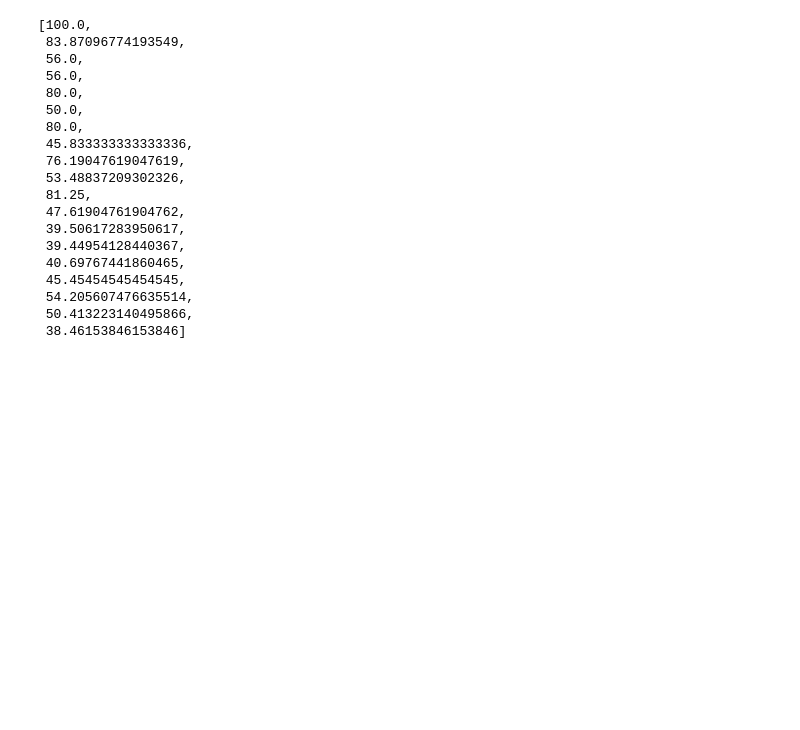
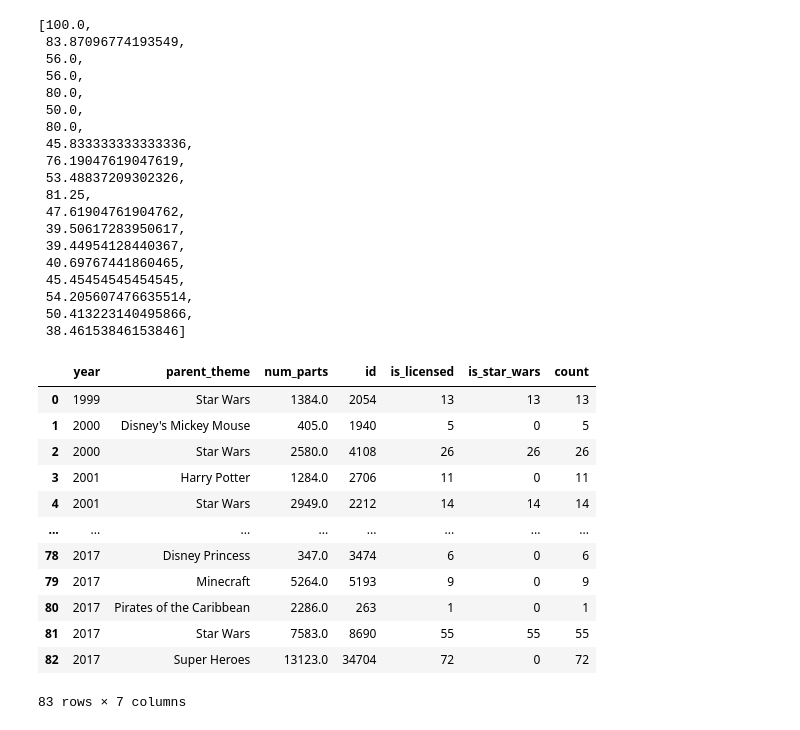
Before and after one commit to NBK-code/Pandas_Basics, a Jupyter notebook: Lego_Analysis.ipynb, the cells around one changed output. Drawn from its saved outputs; the diff is of its cells as text; code cells hidden in the pictures; blank space fills up the shorter version.

```diff
--- a/Lego_Analysis.ipynb
+++ b/Lego_Analysis.ipynb
@@ -176,0 +183,16 @@ licensed_star_wars_percent
+# %%
+summed_df
+# %% [output]
+|  | year | parent_theme | num_parts | id | is_licensed | is_star_wars | count |
+| 0 | 1999 | Star Wars | 1384.0 | 2054 | 13 | 13 | 13 |
+| 1 | 2000 | Disney's Mickey Mouse | 405.0 | 1940 | 5 | 0 | 5 |
+| 2 | 2000 | Star Wars | 2580.0 | 4108 | 26 | 26 | 26 |
+| 3 | 2001 | Harry Potter | 1284.0 | 2706 | 11 | 0 | 11 |
+| 4 | 2001 | Star Wars | 2949.0 | 2212 | 14 | 14 | 14 |
+| ... | ... | ... | ... | ... | ... | ... | ... |
+| 78 | 2017 | Disney Princess | 347.0 | 3474 | 6 | 0 | 6 |
+| 79 | 2017 | Minecraft | 5264.0 | 5193 | 9 | 0 | 9 |
+| 80 | 2017 | Pirates of the Caribbean | 2286.0 | 263 | 1 | 0 | 1 |
+| 81 | 2017 | Star Wars | 7583.0 | 8690 | 55 | 55 | 55 |
+| 82 | 2017 | Super Heroes | 13123.0 | 34704 | 72 | 0 | 72 |
+83 rows × 7 columns
```
Also changed, not shown: parts of 6 cells of this notebook.
